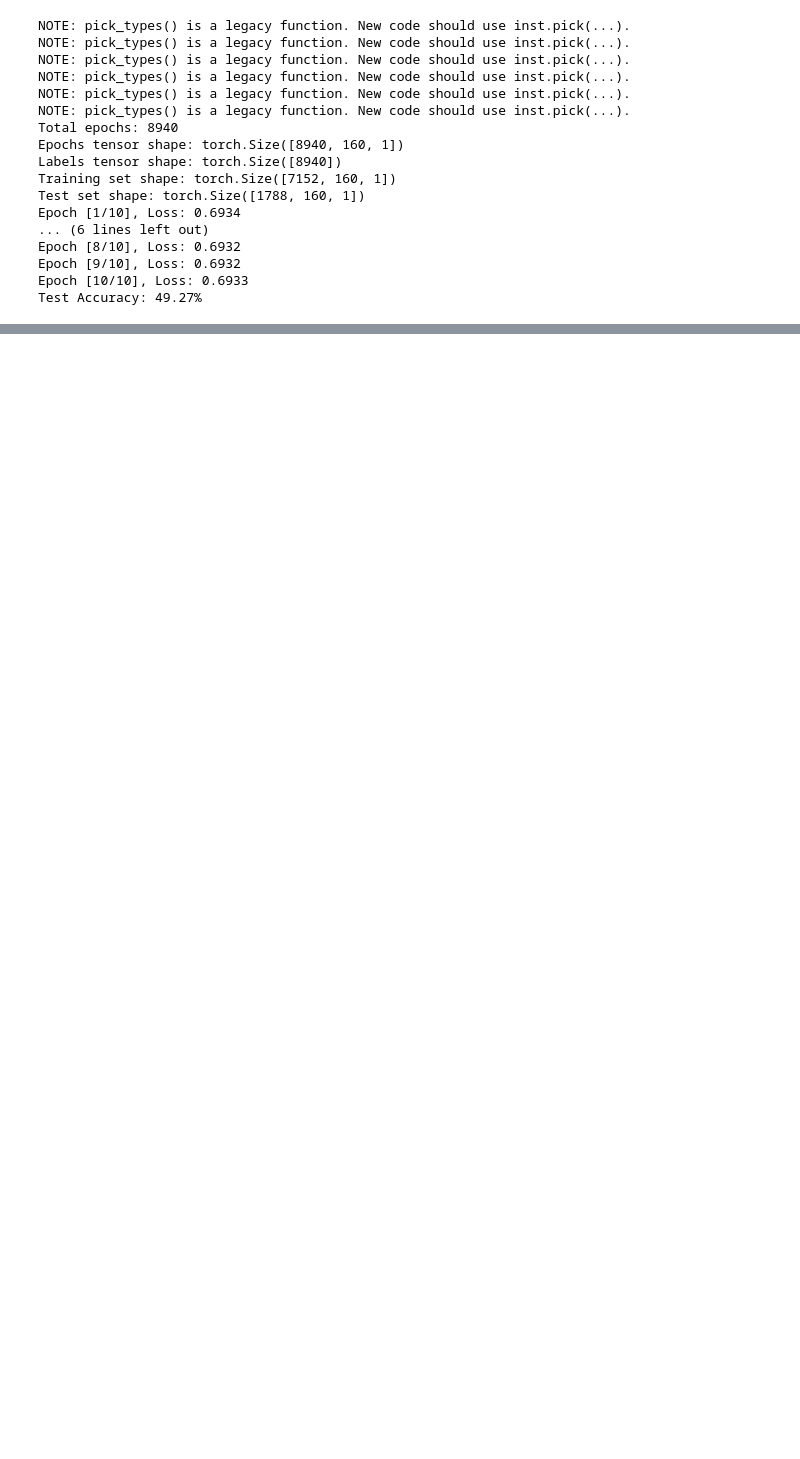
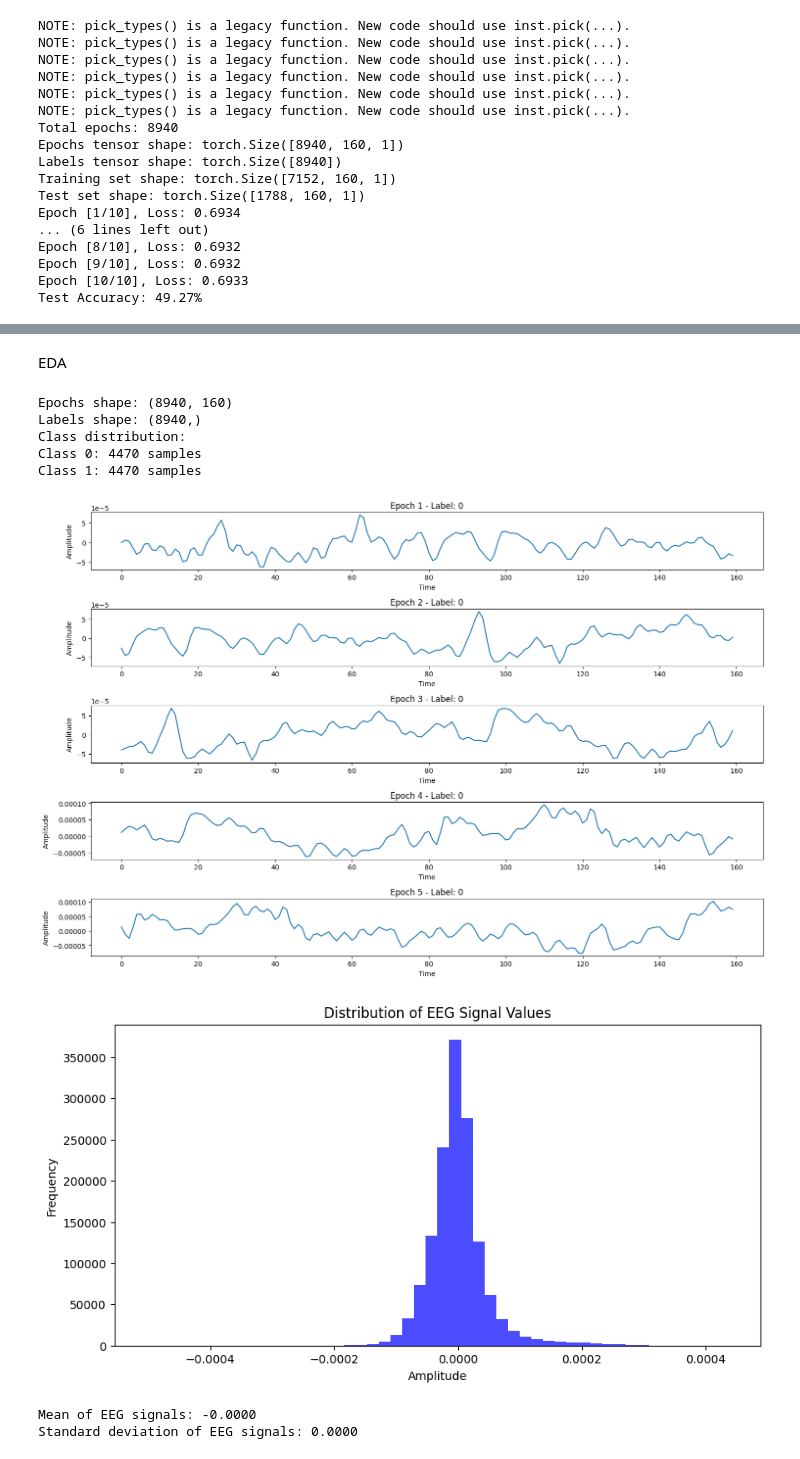
Before and after one commit to fcozzuto/DeepLearningRNN, a Jupyter notebook: EEG_RNN_Model.ipynb, the cells around one changed output, grey strips where cells are left out. Saved outputs shown, nothing was run; the diff lists cells and outputs as text; code cells hidden in the pictures; blank space fills up the shorter version.

```diff
--- a/EEG_RNN_Model.ipynb
+++ b/EEG_RNN_Model.ipynb
@@ -185,0 +270,60 @@ Test Accuracy: 49.27%
+# %% [markdown]
+EDA
+# %%
+import matplotlib.pyplot as plt
+
+# Dataset Shape
+print(f"Epochs shape: {all_epochs.shape}")
+print(f"Labels shape: {all_labels.shape}")
+
+# Count the number of samples per class
+unique, counts = np.unique(all_labels, return_counts=True)
+print("Class distribution:")
+for label, count in zip(unique, counts):
+    print(f"Class {label}: {count} samples")
+
+# Plot a few example epochs
+def plot_epochs(epochs, labels, num_samples=5):
+    plt.figure(figsize=(15, 10))
+    for i in range(num_samples):
+        plt.subplot(num_samples, 1, i + 1)
+        plt.plot(epochs[i])
+        plt.title(f"Epoch {i + 1} - Label: {labels[i]}")
+        plt.xlabel("Time")
+        plt.ylabel("Amplitude")
+    plt.tight_layout()
+    plt.show()
+
+plot_epochs(all_epochs, all_labels)
+
+# Check the distribution of values in the epochs
+plt.figure(figsize=(10, 5))
+plt.hist(all_epochs.flatten(), bins=50, color='blue', alpha=0.7)
+plt.title("Distribution of EEG Signal Values")
+plt.xlabel("Amplitude")
+plt.ylabel("Frequency")
+plt.show()
+
+# Check the mean and standard deviation of the dataset
+mean = np.mean(all_epochs)
+std = np.std(all_epochs)
+print(f"Mean of EEG signals: {mean:.4f}")
+print(f"Standard deviation of EEG signals: {std:.4f}")
+
+# Visualize a single epoch
+plt.figure(figsize=(10, 5))
+plt.plot(all_epochs[0])
+plt.title("Single Epoch Visualization")
+plt.xlabel("Time")
+plt.ylabel("Amplitude")
+plt.show()
+# %% [output]
+Epochs shape: (8940, 160)
+Labels shape: (8940,)
+Class distribution:
+Class 0: 4470 samples
+Class 1: 4470 samples
+[figure, added]
+[figure, added]
+Mean of EEG signals: -0.0000
+Standard deviation of EEG signals: 0.0000
```
Also changed, not shown: parts of 24 cells of this notebook, 1 other file.
